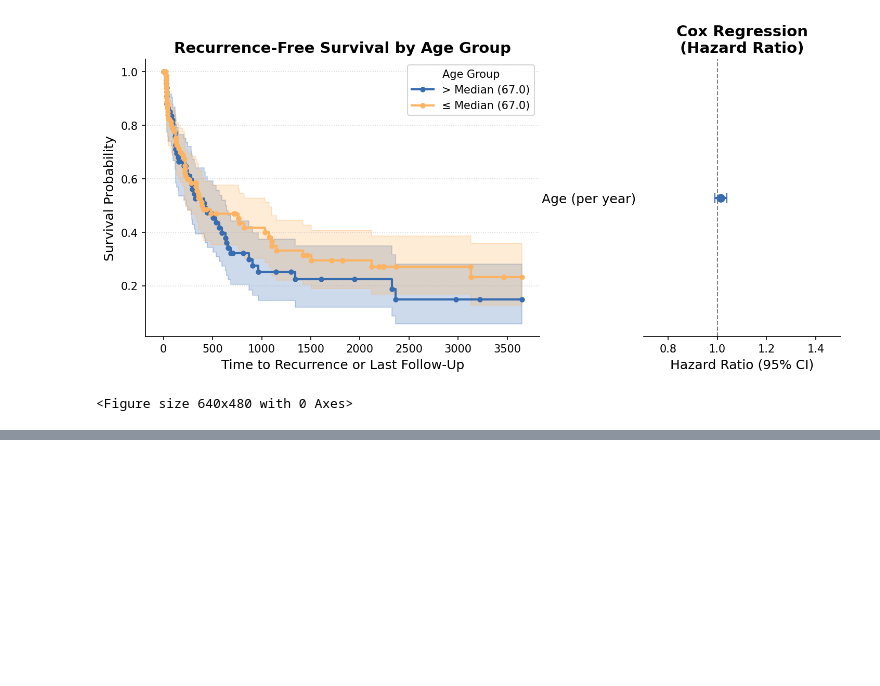
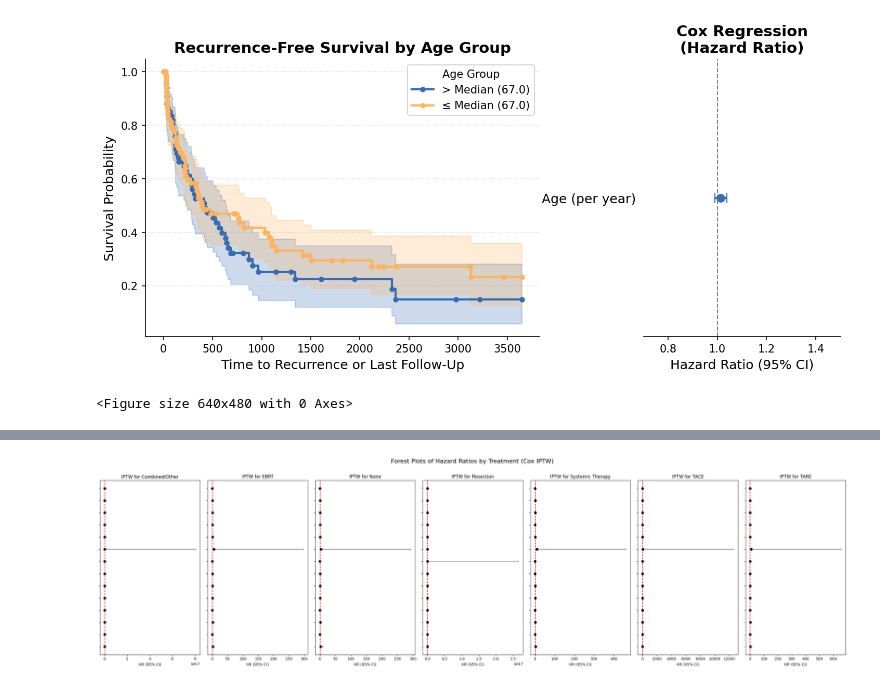
Before and after one commit to aren4/Liver_Tumors, a Jupyter notebook: Tommy_Rads.ipynb, the cells around one changed output, grey strips where cells are left out. Saved outputs shown, nothing was run; the diff lists cells and outputs as text; code cells hidden in the pictures; blank space fills up the shorter version.

```diff
--- a/Tommy_Rads.ipynb
+++ b/Tommy_Rads.ipynb
@@ -1654,0 +1857,8 @@ Index(['95% lower-bound', '95% upper-bound'], dtype='object')
+# %%
+for treat_col in treatment_cols:
+    pscore_col = f'pscore_{treat_col}'
+    treat = final_df[treat_col]
+    pscore = final_df[pscore_col]
+    # IPTW: for those who received the treatment, weight = 1/pscore
+    # for others, weight = 1/(1-pscore)
+    final_df[f'iptw_{treat_col}'] = np.where(treat == 1, 1/pscore, 1/(1-pscore))
@@ -1654,0 +2193,34 @@ Index(['95% lower-bound', '95% upper-bound'], dtype='object')
+# %%
+import matplotlib.pyplot as plt
+import numpy as np
+
+# Only show real predictors (drop treatment dummies from y-axis)
+predictor_mask = lambda df: ~df.index.str.startswith('Tx_')
+num_panels = len(all_cph_summaries)
+panel_names = list(all_cph_summaries.keys())
+
+fig, axes = plt.subplots(1, num_panels, figsize=(4*num_panels, 8), sharey=True)
+
+if num_panels == 1:
+    axes = [axes]  # so the code works for single treatment too
+
+for i, treat_col in enumerate(panel_names):
+    s = all_cph_summaries[treat_col]
+    s = s.loc[predictor_mask(s)]
+    hr = s['exp(coef)']
+    err_lower = hr - s['exp(coef) lower 95%']
+    err_upper = s['exp(coef) upper 95%'] - hr
+    y_pos = np.arange(len(s))
+
+    axes[i].errorbar(hr, y_pos, xerr=[err_lower, err_upper], fmt='o', color='black', ecolor='gray', capsize=3)
+    axes[i].axvline(1, color='red', linestyle='--')
+    axes[i].set_yticks(y_pos)
+    axes[i].set_yticklabels(s.index if i == 0 else ['']*len(s))
+    axes[i].set_xlabel('HR (95% CI)')
+    axes[i].set_title(treat_col.replace("Tx_", "IPTW for "))
+
+plt.suptitle("Forest Plots of Hazard Ratios by Treatment (Cox IPTW)", fontsize=16)
+plt.tight_layout(rect=[0, 0, 1, 0.97])
+plt.show()
+# %% [output]
+[figure, added]
```
Also changed, not shown: parts of 35 cells of this notebook.
